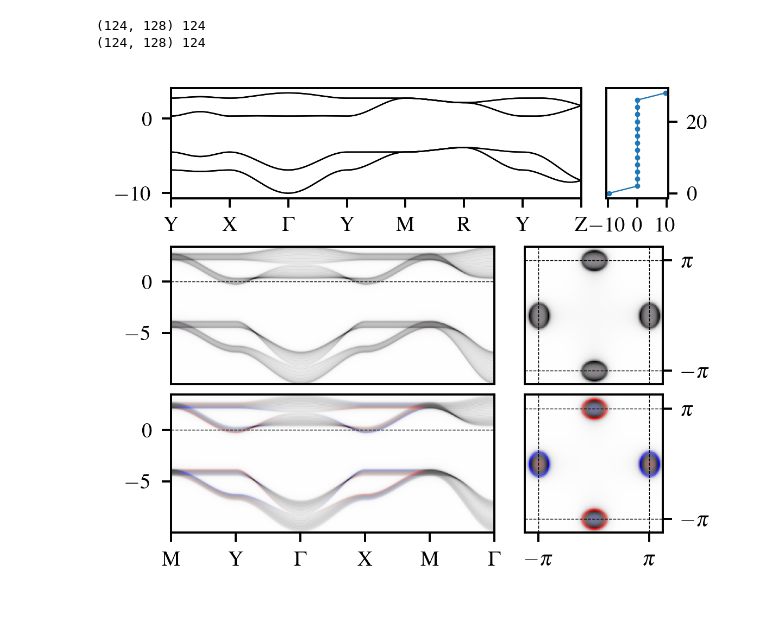
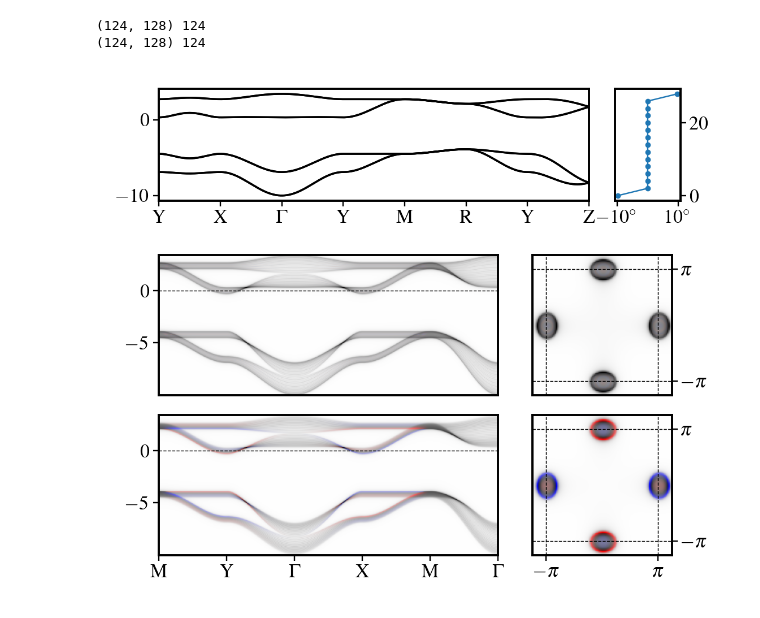
Before and after one commit to dpreuo/alter_surf, a Jupyter notebook: figures_round_2/make_figs.ipynb, the cells around one changed output. Cells and saved outputs as stored; diff of their text form; code cells hidden in the pictures.

```diff
--- a/figures_round_2/make_figs.ipynb
+++ b/figures_round_2/make_figs.ipynb
@@ -46,14 +46,14 @@ import pickle
 
 matplotlib.rcParams.update(
     {
-        "font.size": 8,
+        "font.size": 7,
         "text.usetex": True,
         "font.family": "serif",
         "font.serif": ["Times"],
     }
 )
-aps_figwidth = 6.6
-aps_halfwidth = 3.375
+aps_figwidth = 6.9
+aps_halfwidth = 3.4
 # %% [markdown]
 define the three models
 # %%
@@ -239,6 +239,8 @@ for model in models_3D:
 del e_vals
 # %%
 # collate all results
+
+models = {"models_2D": models_2D, "models_3D": models_3D}
 
 # spectral walks
 spec_walks = {
@@ -273,6 +275,7 @@ band_structures_3d = {
 with open("figure_data_round_2.pkl", "wb") as f:
     pickle.dump(
         {
+            "models": models,
             "spec_walks": spec_walks,
             "spec_grids": spec_grids,
             "conductivities": conductivities,
@@ -285,6 +288,7 @@ with open("figure_data_round_2.pkl", "wb") as f:
 
 with open("figure_data_round_2.pkl", "rb") as f:
     r = pickle.load(f)
+    models = r["models"]
     spec_walks = r["spec_walks"]
     spec_grids = r["spec_grids"]
     conductivities = r["conductivities"]
@@ -299,26 +303,23 @@ subplot_arrangement = """aaaaab
 fig = plt.figure(figsize=(aps_halfwidth, aps_halfwidth * 0.9), dpi=350)
 axd = fig.subplot_mosaic(
     subplot_arrangement,
-    gridspec_kw={"wspace": 0.4, "hspace": 0.1},
-    height_ratios=[0.8, 0.2, 1, 1],
+    gridspec_kw={"wspace": 0.4, "hspace": 0.2},
+    height_ratios=[0.8, 0.1, 1, 1],
 )
 
 # 3d band structure
-axd["a"].plot(band_structures_3d["es_3d"][0].T, color="k", lw=0.5)
+axd["a"].plot(band_structures_3d["es_3d"][0].T, color="k", lw=0.7)
 axd["a"].set_xlim(0, len(band_structures_3d["es_3d"][0].T))
 axd["a"].set_xticks(
     band_structures_3d["label_positions_3d"], band_structures_3d["labels_3d"]
 )
 
 # spin splitter
-spin_splitter = (
-    2
-    * np.arctan(
-        conductivities["spin_conds"][0][:, 0, 0] / conductivities["conds"][0][:, 0, 0]
-    )
-    * 180
-    / np.pi
-)
+c_u = conductivities["spin_conds"][0][:, 0, 0]
+c_d = conductivities["conds"][0][:, 0, 0]
+spin_splitter = 2 * np.arctan(c_u / c_d) * 180 / np.pi
+
+
 axd["b"].plot(
     spin_splitter, conductivities["layers"][0], "o-", markersize=1, linewidth=0.5
 )
@@ -328,7 +329,9 @@ axd["b"].tick_params(
     right=True,
     labelright=True,
 )
-# axd['b'].set_xlabel("$\\alpha$ (°)")
+max_split = int(np.round(np.max(spin_splitter)))
+axd["b"].set_xticks([-max_split, max_split])
+axd["b"].set_xticklabels([f"$-{max_split}^\\circ$", f"${max_split}^\\circ$"])
 
 
 # bulk path
@@ -389,34 +392,45 @@ axd["d"].set_yticklabels(["$-\\pi$", "$\\pi$"])
 axd["f"].imshow(
     np.swapaxes(spec_grids["spec_boundary_grid"][0], 0, 1),
     extent=(
         -np.pi * (1 + spillover),
         np.pi * (1 + spillover),
         -np.pi * (1 + spillover),
         np.pi * (1 + spillover),
     ),
 )
-axd["f"].tick_params(left=False, labelleft=False, right=True, labelright=True)
+axd["f"].tick_params(
+    bottom=True,
+    labelbottom=True,
+    left=False,
+    labelleft=False,
+    right=True,
+    labelright=True,
+)
 axd["f"].set_xticks([-np.pi, np.pi])
 axd["f"].set_yticks([-np.pi, np.pi])
 axd["f"].set_yticklabels(["$-\\pi$", "$\\pi$"])
 axd["f"].set_xticklabels(["$-\\pi$", "$\\pi$"])
 
 # for a in (axd["a"], axd["c"], axd["e"]):
 #     a.set_ylabel("Energy")
 
 # axd["b"].set_ylabel("Layer")
 # axd["b"].set_xlabel(r"$\alpha$")
 
 for a in (axd["c"], axd["e"]):
     a.axhline(0, color="k", ls="--", lw=0.3)
 
 for a in (axd["d"], axd["f"]):
     a.axhline(-np.pi, color="k", ls="--", lw=0.3)
     a.axhline(np.pi, color="k", ls="--", lw=0.3)
     a.axvline(-np.pi, color="k", ls="--", lw=0.3)
     a.axvline(np.pi, color="k", ls="--", lw=0.3)
+
+for a in axd:
+
+    axd[a].tick_params(length=2, width=0.5, pad=1.3)
 plt.tight_layout()
-plt.show()
+plt.savefig("fig_2.png", dpi=350, bbox_inches="tight", transparent=True)
 # %% [output]
-[figure, old version]
+[figure, new version]
 # %%
```
Also changed, not shown: parts of 1 cell of this notebook, 18 other files.
